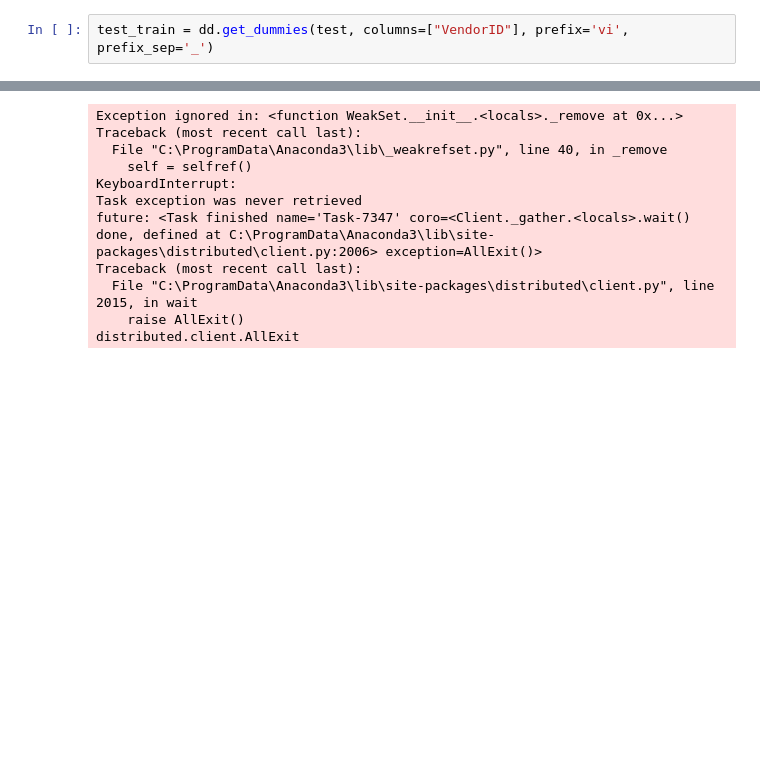
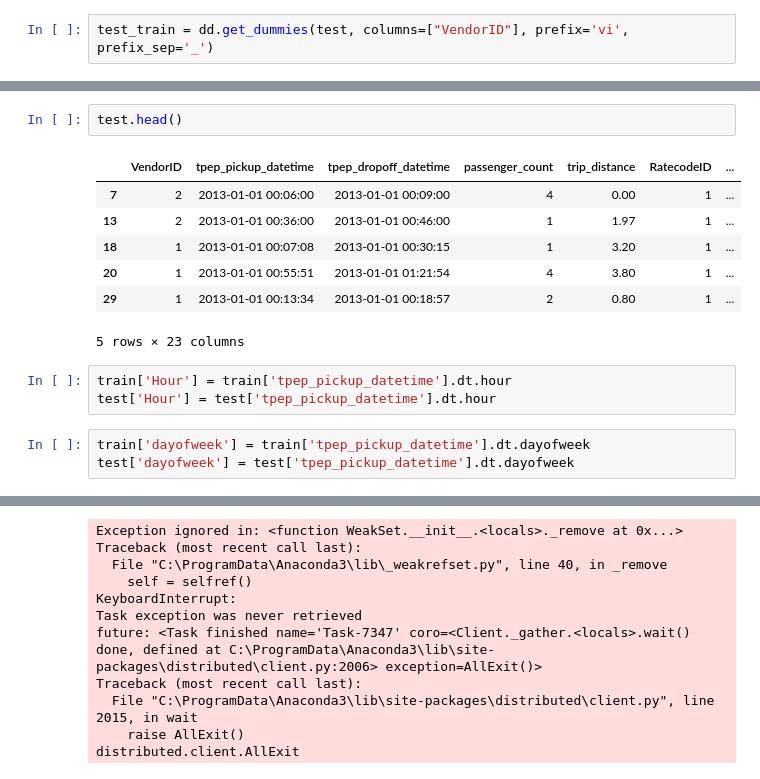
Before and after one commit to mlkimmins/scalingpythonml, a Jupyter notebook: dask/ch_4_duplicate_for_local.ipynb, the cells around one changed output, grey strips where cells are left out. Drawn from its saved outputs; the diff is of its cells as text; blank space fills up the shorter version.

```diff
--- a/dask/ch_4_duplicate_for_local.ipynb
+++ b/dask/ch_4_duplicate_for_local.ipynb
@@ -305,0 +358,16 @@ dow_test = dd.get_dummies(test, columns=['dayofweek'], prefix='dow', prefix_sep=
+# %%
+test.head()
+# %% [output]
+|  | VendorID | tpep_pickup_datetime | tpep_dropoff_datetime | passenger_count | trip_distance | RatecodeID | ... |
+| 7 | 2 | 2013-01-01 00:06:00 | 2013-01-01 00:09:00 | 4 | 0.00 | 1 | ... |
+| 13 | 2 | 2013-01-01 00:36:00 | 2013-01-01 00:46:00 | 1 | 1.97 | 1 | ... |
+| 18 | 1 | 2013-01-01 00:07:08 | 2013-01-01 00:30:15 | 1 | 3.20 | 1 | ... |
+| 20 | 1 | 2013-01-01 00:55:51 | 2013-01-01 01:21:54 | 4 | 3.80 | 1 | ... |
+| 29 | 1 | 2013-01-01 00:13:34 | 2013-01-01 00:18:57 | 2 | 0.80 | 1 | ... |
+5 rows × 23 columns
+# %%
+train['Hour'] = train['tpep_pickup_datetime'].dt.hour
+test['Hour'] = test['tpep_pickup_datetime'].dt.hour
+# %%
+train['dayofweek'] = train['tpep_pickup_datetime'].dt.dayofweek
+test['dayofweek'] = test['tpep_pickup_datetime'].dt.dayofweek
```
Also changed, not shown: parts of 35 cells of this notebook.
